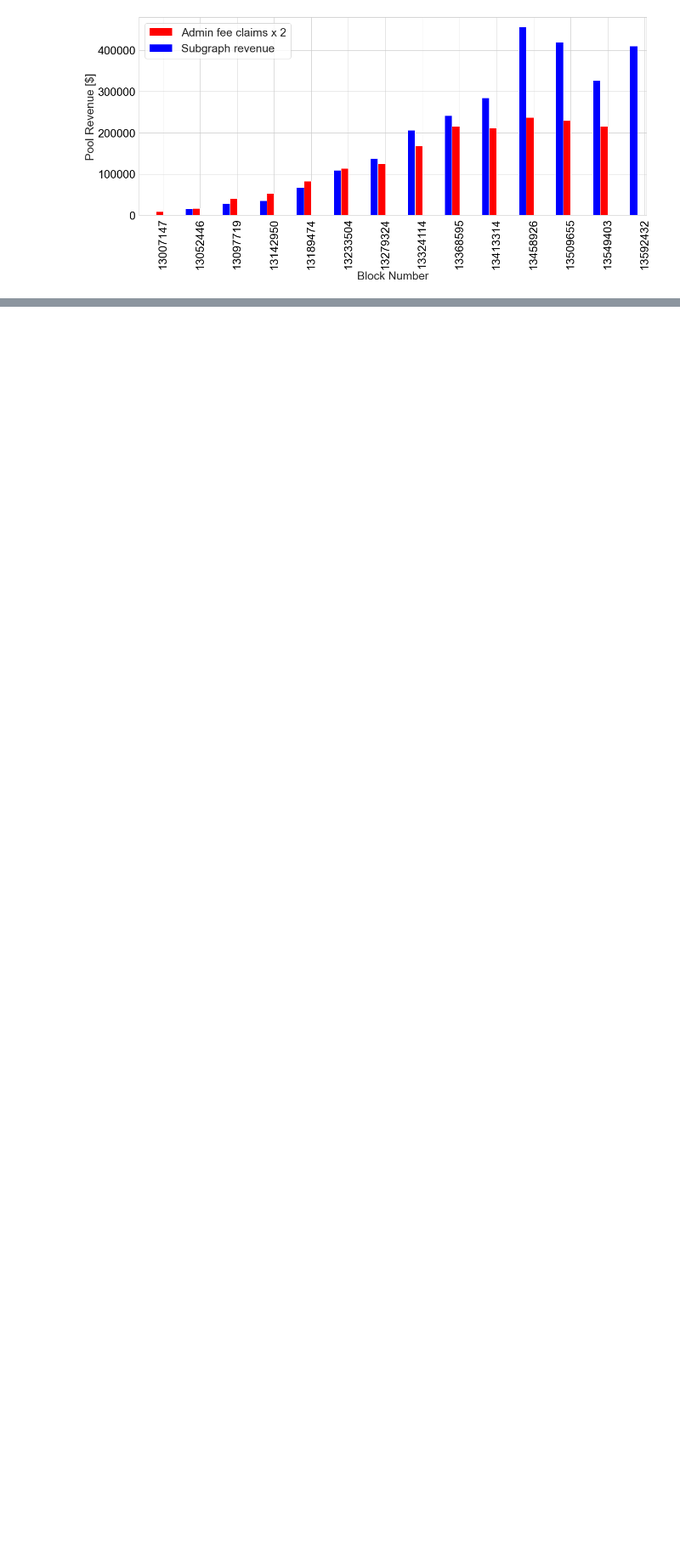
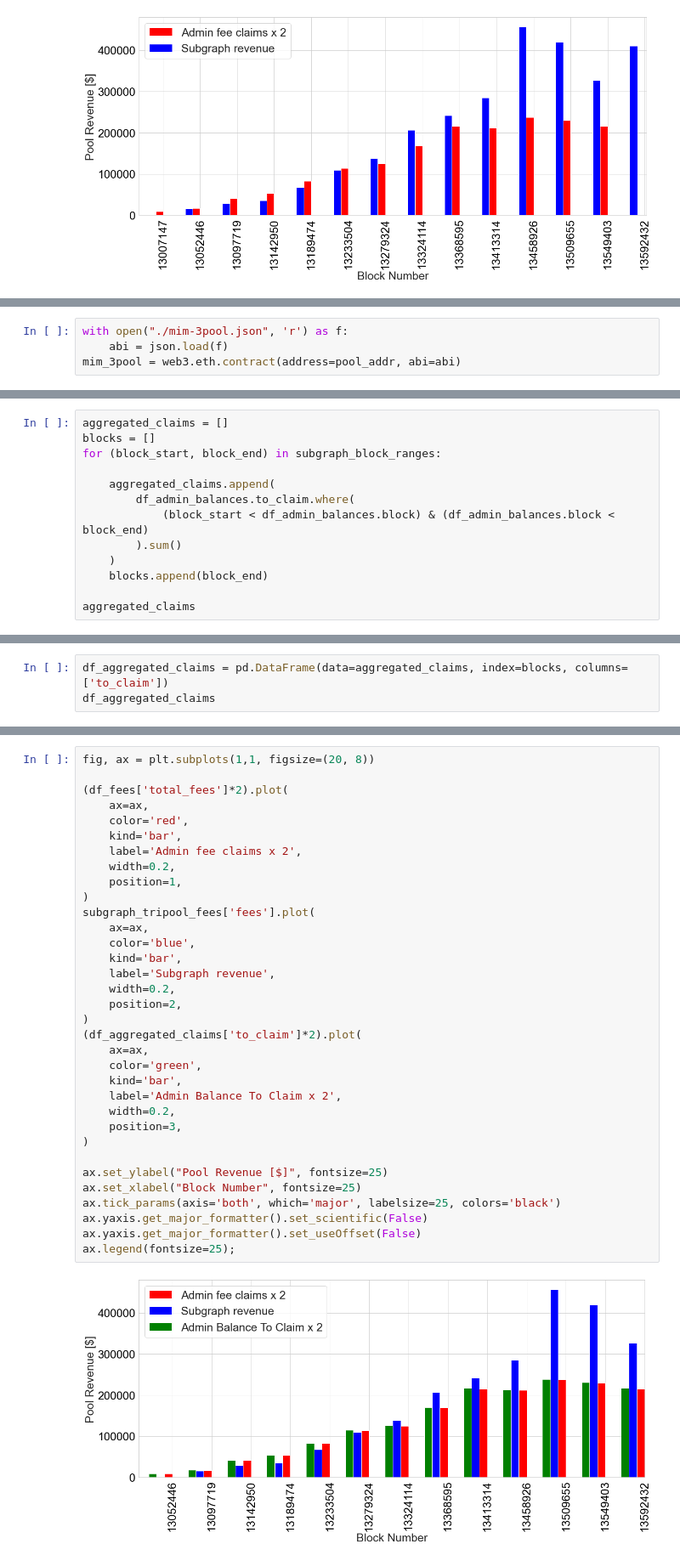
Before and after one commit to bout3fiddy/on-chain-analytics, a Jupyter notebook: notebooks/curve-analysis/curve-pools/pool_revenue/mim/tripool_admin_fee_claims.ipynb, the cells around one changed output, grey strips where cells are left out. Shown at 85% size. Saved outputs shown, nothing was run; the diff lists cells and outputs as text; blank space fills up the shorter version.

Commit message:
added claim event admin balances

```diff
--- a/notebooks/curve-analysis/curve-pools/pool_revenue/mim/tripool_admin_fee_claims.ipynb
+++ b/notebooks/curve-analysis/curve-pools/pool_revenue/mim/tripool_admin_fee_claims.ipynb
@@ -171,0 +201,4 @@ ax.legend(fontsize=25);
+# %%
+with open("./mim-3pool.json", 'r') as f:
+    abi = json.load(f)
+mim_3pool = web3.eth.contract(address=pool_addr, abi=abi)
@@ -171,0 +222,13 @@ ax.legend(fontsize=25);
+# %%
+aggregated_claims = []
+blocks = []
+for (block_start, block_end) in subgraph_block_ranges:
+
+    aggregated_claims.append(
+        df_admin_balances.to_claim.where(
+            (block_start < df_admin_balances.block) & (df_admin_balances.block < block_end)
+        ).sum()
+    )
+    blocks.append(block_end)
+
+aggregated_claims
@@ -171,0 +249,3 @@ ax.legend(fontsize=25);
+# %%
+df_aggregated_claims = pd.DataFrame(data=aggregated_claims, index=blocks, columns=['to_claim'])
+df_aggregated_claims
@@ -171,0 +267,36 @@ ax.legend(fontsize=25);
+# %%
+fig, ax = plt.subplots(1,1, figsize=(20, 8))
+
+(df_fees['total_fees']*2).plot(
+    ax=ax,
+    color='red',
+    kind='bar',
+    label='Admin fee claims x 2',
+    width=0.2,
+    position=1,
+)
+subgraph_tripool_fees['fees'].plot(
+    ax=ax,
+    color='blue',
+    kind='bar',
+    label='Subgraph revenue',
+    width=0.2,
+    position=2,
+)
+(df_aggregated_claims['to_claim']*2).plot(
+    ax=ax,
+    color='green',
+    kind='bar',
+    label='Admin Balance To Claim x 2',
+    width=0.2,
+    position=3,
+)
+
+ax.set_ylabel("Pool Revenue [$]", fontsize=25)
+ax.set_xlabel("Block Number", fontsize=25)
+ax.tick_params(axis='both', which='major', labelsize=25, colors='black')
+ax.yaxis.get_major_formatter().set_scientific(False)
+ax.yaxis.get_major_formatter().set_useOffset(False)
+ax.legend(fontsize=25);
+# %% [output]
+[figure, added]
```
Also changed, not shown: parts of 9 cells of this notebook, 2 other files.
